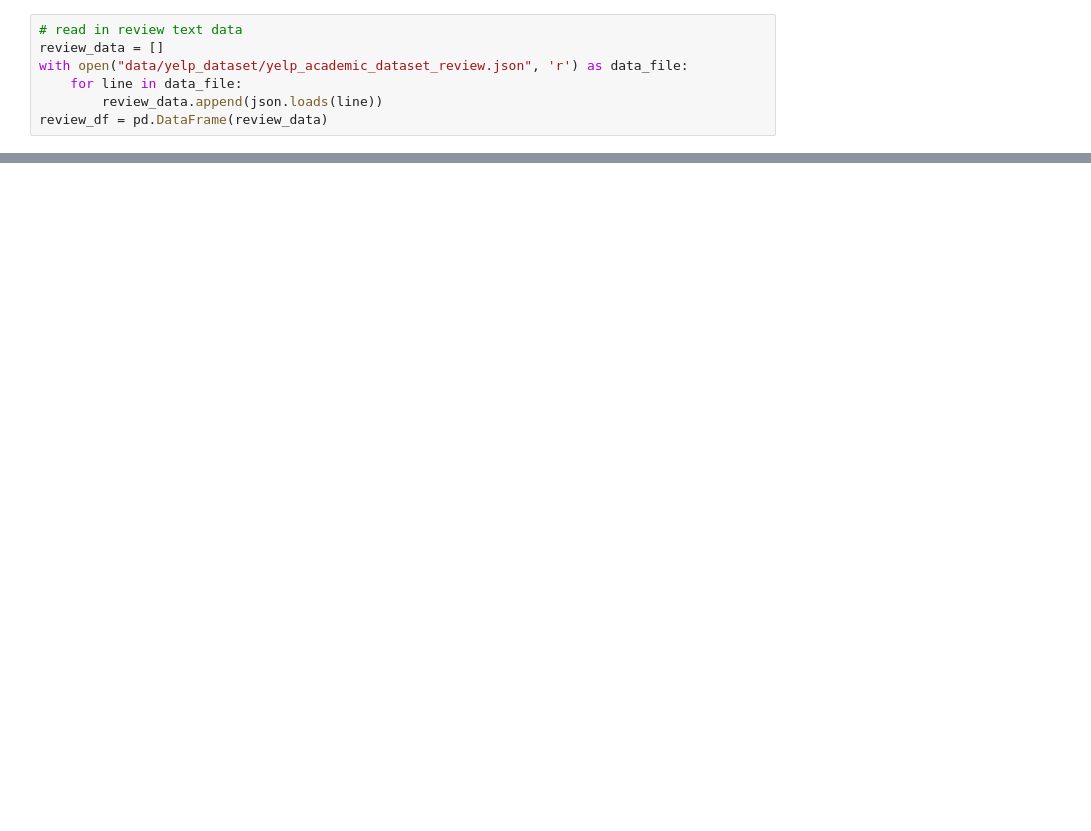
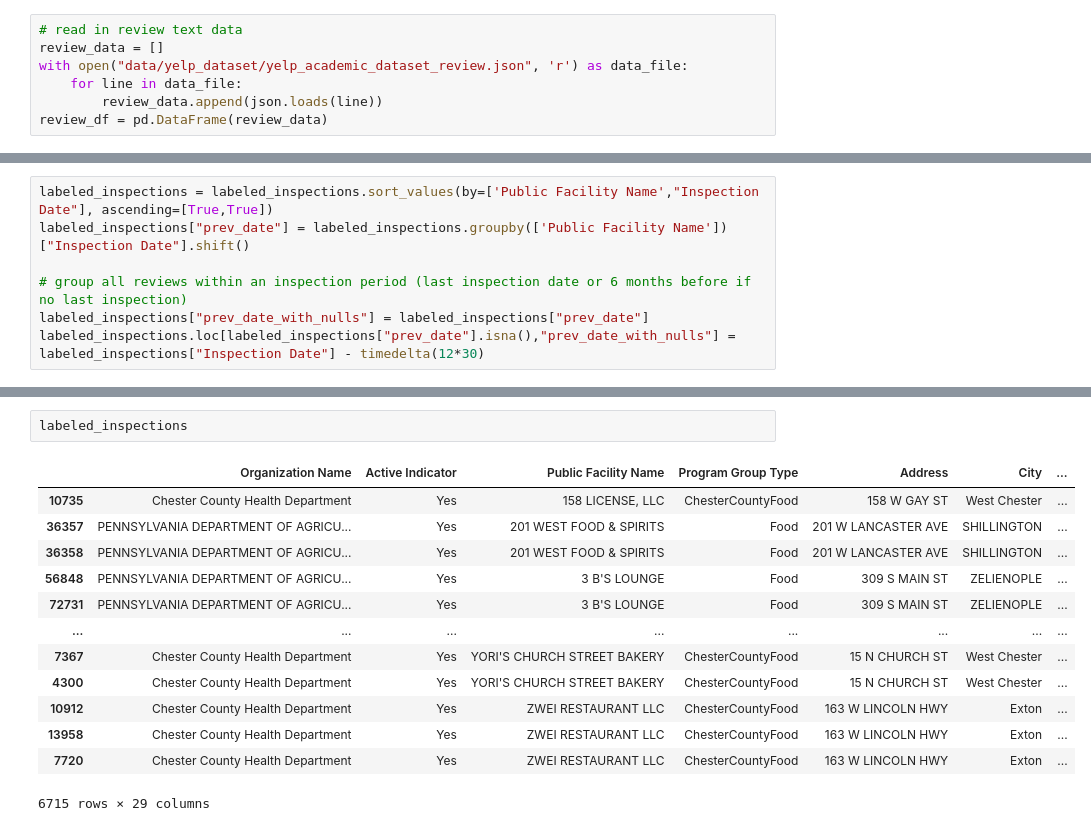
Before and after one commit to claireboyd/dirty_comments_and_clean_plates, a Jupyter notebook: phila_data.ipynb, the cells around one changed output, grey strips where cells are left out. Saved outputs shown, nothing was run; the diff lists cells and outputs as text; blank space fills up the shorter version.

```diff
--- a/phila_data.ipynb
+++ b/phila_data.ipynb
@@ -47,0 +82,7 @@ labeled_reviews = labeled_reviews[(labeled_reviews['date']  >= '2018-01-01') & (
+# %%
+labeled_inspections = labeled_inspections.sort_values(by=['Public Facility Name',"Inspection Date"], ascending=[True,True])
+labeled_inspections["prev_date"] = labeled_inspections.groupby(['Public Facility Name'])["Inspection Date"].shift()
+
+# group all reviews within an inspection period (last inspection date or 6 months before if no last inspection)
+labeled_inspections["prev_date_with_nulls"] = labeled_inspections["prev_date"]
+labeled_inspections.loc[labeled_inspections["prev_date"].isna(),"prev_date_with_nulls"] = labeled_inspections["Inspection Date"] - timedelta(12*30)
@@ -47,0 +105,16 @@ labeled_reviews = labeled_reviews[(labeled_reviews['date']  >= '2018-01-01') & (
+# %%
+labeled_inspections
+# %% [output]
+|  | Organization Name | Active Indicator | Public Facility Name | Program Group Type | Address | City | ... |
+| 10735 | Chester County Health Department | Yes | 158 LICENSE, LLC | ChesterCountyFood | 158 W GAY ST | West Chester | ... |
+| 36357 | PENNSYLVANIA DEPARTMENT OF AGRICU... | Yes | 201 WEST FOOD & SPIRITS | Food | 201 W LANCASTER AVE | SHILLINGTON | ... |
+| 36358 | PENNSYLVANIA DEPARTMENT OF AGRICU... | Yes | 201 WEST FOOD & SPIRITS | Food | 201 W LANCASTER AVE | SHILLINGTON | ... |
+| 56848 | PENNSYLVANIA DEPARTMENT OF AGRICU... | Yes | 3 B'S LOUNGE | Food | 309 S MAIN ST | ZELIENOPLE | ... |
+| 72731 | PENNSYLVANIA DEPARTMENT OF AGRICU... | Yes | 3 B'S LOUNGE | Food | 309 S MAIN ST | ZELIENOPLE | ... |
+| ... | ... | ... | ... | ... | ... | ... | ... |
+| 7367 | Chester County Health Department | Yes | YORI'S CHURCH STREET BAKERY | ChesterCountyFood | 15 N CHURCH ST | West Chester | ... |
+| 4300 | Chester County Health Department | Yes | YORI'S CHURCH STREET BAKERY | ChesterCountyFood | 15 N CHURCH ST | West Chester | ... |
+| 10912 | Chester County Health Department | Yes | ZWEI RESTAURANT LLC | ChesterCountyFood | 163 W LINCOLN HWY | Exton | ... |
+| 13958 | Chester County Health Department | Yes | ZWEI RESTAURANT LLC | ChesterCountyFood | 163 W LINCOLN HWY | Exton | ... |
+| 7720 | Chester County Health Department | Yes | ZWEI RESTAURANT LLC | ChesterCountyFood | 163 W LINCOLN HWY | Exton | ... |
+6715 rows × 29 columns
```
Also changed, not shown: parts of 20 cells of this notebook, 3 other files.
